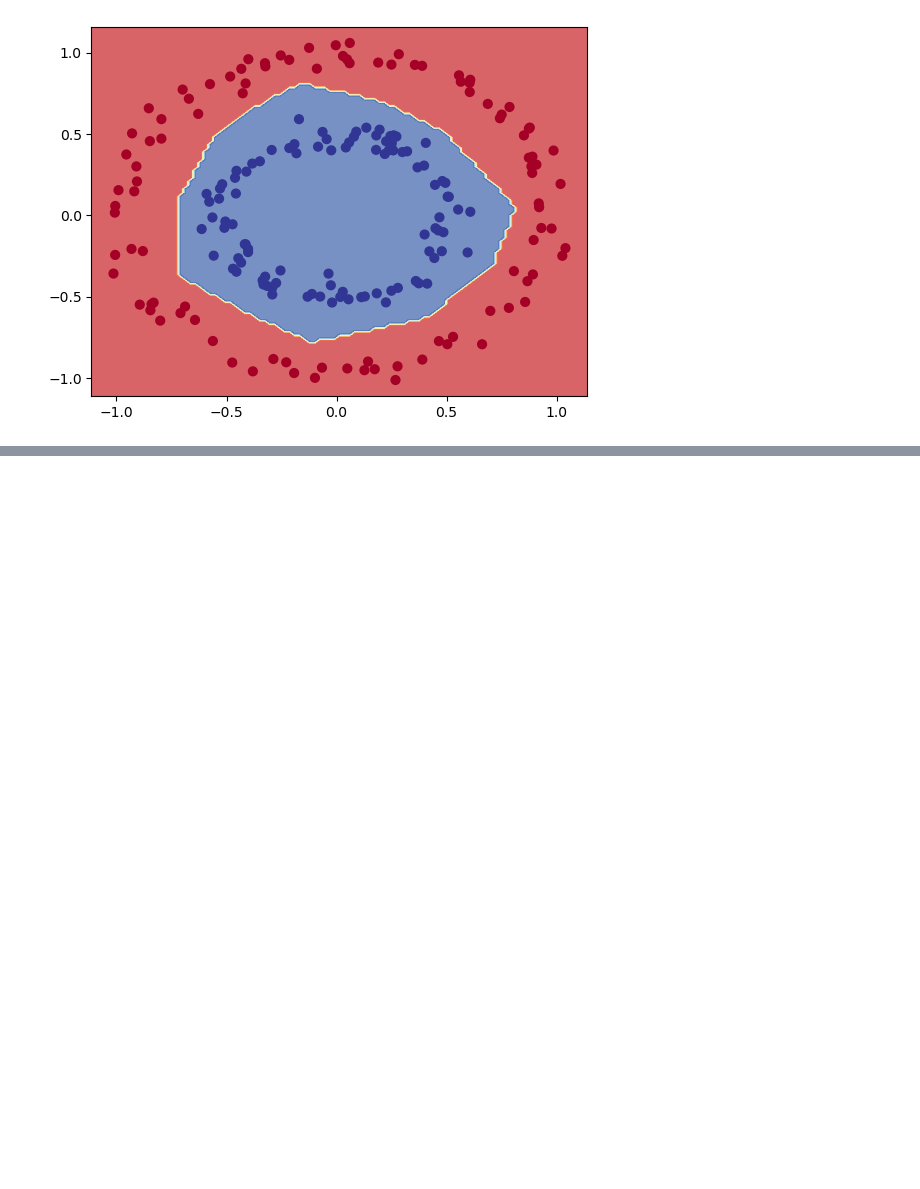
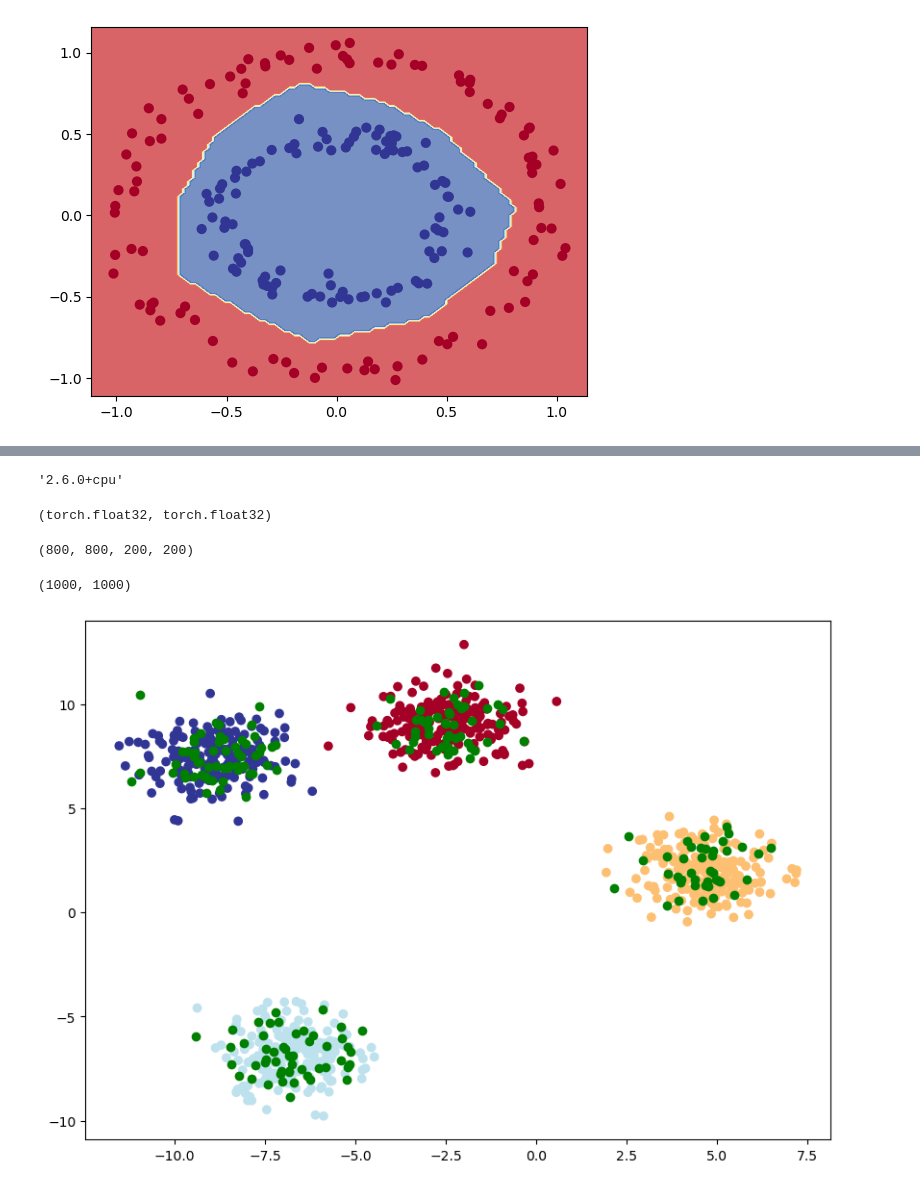
Before and after one commit to azhermurad/PyTorch-For-Deep-Learning, a Jupyter notebook: 3.Neural Network Classification /neural_network_classifcation.ipynb, the cells around one changed output, grey strips where cells are left out. Drawn from its saved outputs; the diff is of its cells as text; code cells hidden in the pictures; blank space fills up the shorter version.

Commit message:
muticlass classification model in pytorch implementation

```diff
--- a/3.Neural Network Classification /neural_network_classifcation.ipynb
+++ b/3.Neural Network Classification /neural_network_classifcation.ipynb
@@ -328,0 +329,42 @@ plot_decision_boundary(model2,X_test,y_test)
+# %%
+import torch
+from torch import nn
+import matplotlib.pyplot as plt
+from sklearn.datasets import make_blobs
+from sklearn.model_selection import train_test_split
+from helper_function import plot_predictions
+
+
+torch.__version__
+# %% [output]
+'2.6.0+cpu'
+# %%
+X, y = make_blobs(n_samples=1000, centers=4, n_features=2,
+                random_state=42)
+
+X = torch.from_numpy(X).to(torch.float)
+y = torch.from_numpy(y).type(torch.float)
+X.dtype,y.dtype
+# %% [output]
+(torch.float32, torch.float32)
+# %%
+X_train, X_test, y_train, y_test = train_test_split(X, y, test_size=0.20, random_state=42)
+# %%
+# plot_predictions(X_train,y_train,X_test,y_test)
+len(X_train),len(y_train),len(X_test),len(y_test)
+# %% [output]
+(800, 800, 200, 200)
+# %%
+len(X),len(y)
+# %% [output]
+(1000, 1000)
+# %%
+# plot_predictions(X_train[:,0],X_train[:,1],X_test[:,0],X_test[:,1])
+
+plt.figure(figsize=(10,7))
+plt.scatter(X_train[:,0],X_train[:,1],c=y_train,cmap=plt.cm.RdYlBu)
+
+plt.scatter(X_test[:,0],X_test[:,1],c="g")
+plt.show()
+# %% [output]
+[figure, added]
```
Also changed, not shown: parts of 16 cells of this notebook.
